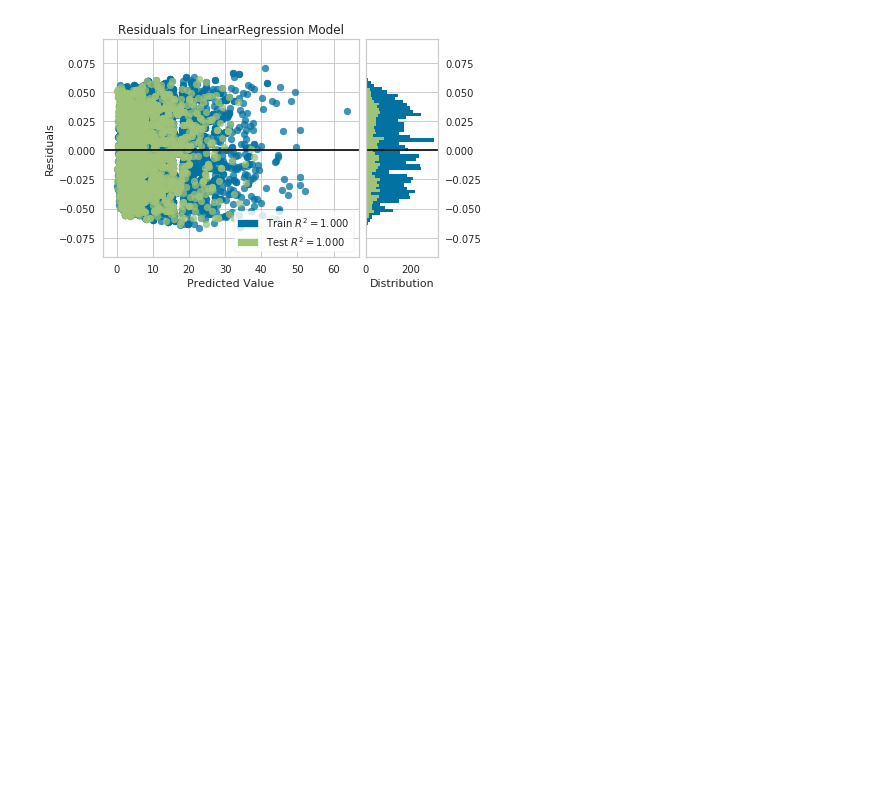
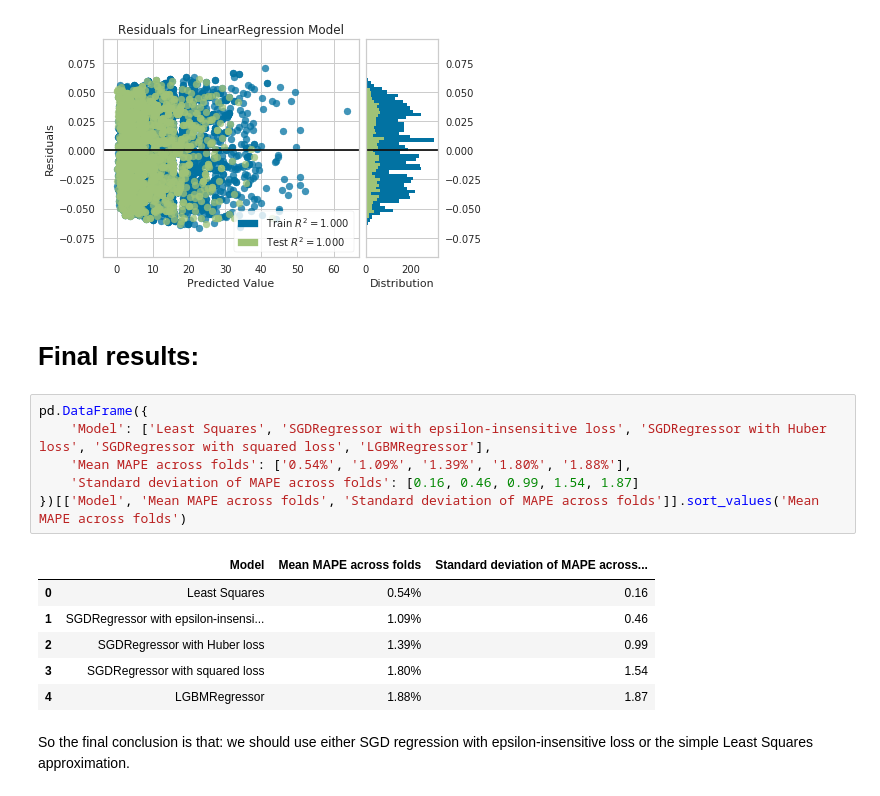
Before and after one commit to Goopard/DS-Homeworks, a Jupyter notebook: HW2.ipynb, the cells around one changed output. Drawn from its saved outputs; the diff is of its cells as text; blank space fills up the shorter version.

```diff
--- a/HW2.ipynb
+++ b/HW2.ipynb
@@ -503,3 +519,20 @@ visualizer.score(X_test, y_test)
 visualizer.poof()
 # %% [output]
 [figure]
+# %% [markdown]
+# Final results:
+# %%
+pd.DataFrame({
+    'Model': ['Least Squares', 'SGDRegressor with epsilon-insensitive loss', 'SGDRegressor with Huber loss', 'SGDRegressor with squared loss', 'LGBMRegressor'],
+    'Mean MAPE across folds': ['0.54%', '1.09%', '1.39%', '1.80%', '1.88%'],
+    'Standard deviation of MAPE across folds': [0.16, 0.46, 0.99, 1.54, 1.87]
+})[['Model', 'Mean MAPE across folds', 'Standard deviation of MAPE across folds']].sort_values('Mean MAPE across folds')
+# %% [output]
+|  | Model | Mean MAPE across folds | Standard deviation of MAPE across... |
+| 0 | Least Squares | 0.54% | 0.16 |
+| 1 | SGDRegressor with epsilon-insensi... | 1.09% | 0.46 |
+| 2 | SGDRegressor with Huber loss | 1.39% | 0.99 |
+| 3 | SGDRegressor with squared loss | 1.80% | 1.54 |
+| 4 | LGBMRegressor | 1.88% | 1.87 |
+# %% [markdown]
+So the final conclusion is that: we should use either SGD regression with epsilon-insensitive loss or the simple Least Squares approximation.
```
Also changed, not shown: parts of 19 cells of this notebook.
